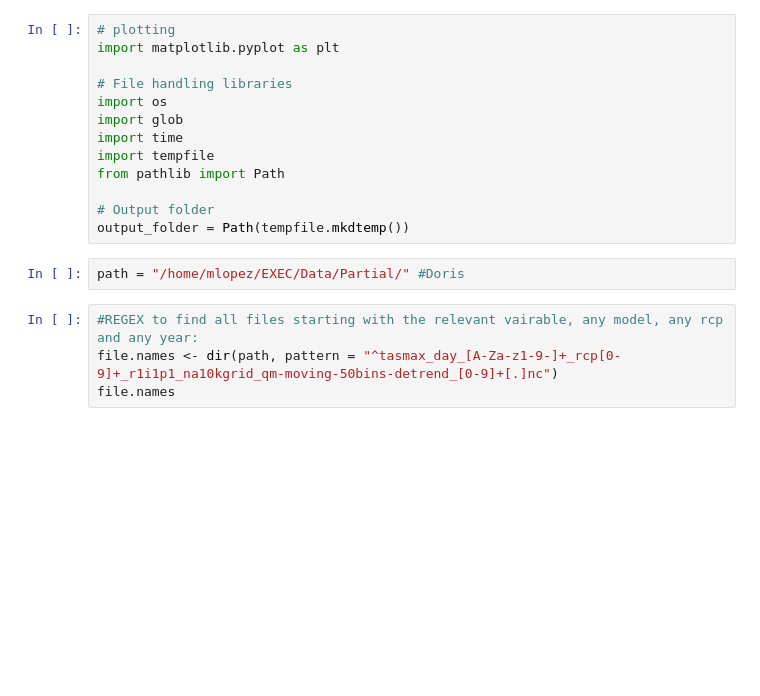
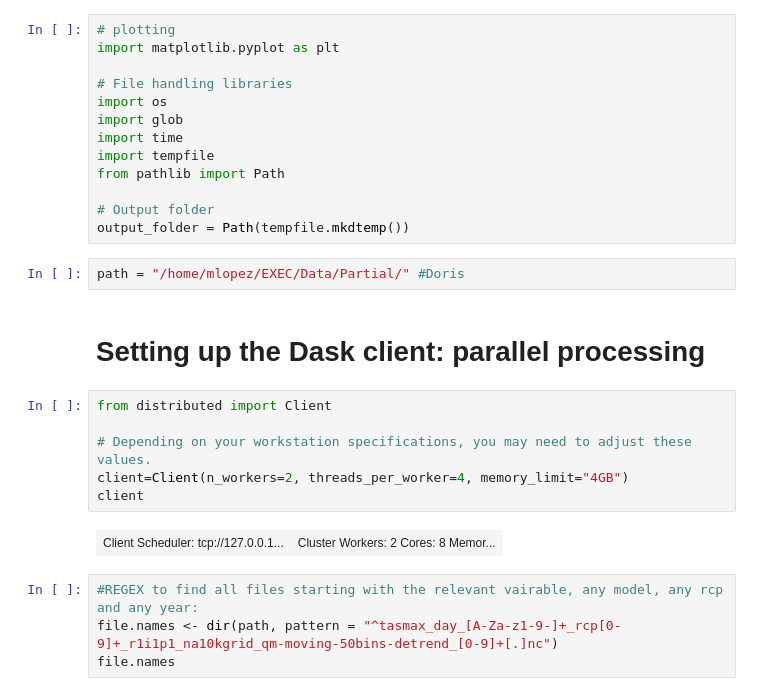
Before and after one commit to marinalopez2110/FistTemplateClimPort, a Jupyter notebook: Plotting TimeSeries and map for several files.ipynb, the cells around one changed output. Drawn from its saved outputs; the diff is of its cells as text; blank space fills up the shorter version.

Commit message:
Configuring Dask

```diff
--- a/Plotting TimeSeries and map for several files.ipynb
+++ b/Plotting TimeSeries and map for several files.ipynb
@@ -27,6 +29,16 @@ from pathlib import Path
 output_folder = Path(tempfile.mkdtemp())
 # %%
 path = "/home/mlopez/EXEC/Data/Partial/" #Doris
+# %% [markdown]
+# Setting up the Dask client: parallel processing
+# %%
+from distributed import Client
+
+# Depending on your workstation specifications, you may need to adjust these values.
+client=Client(n_workers=2, threads_per_worker=4, memory_limit="4GB")
+client
+# %% [output]
+| Client Scheduler: tcp://127.0.0.1... | Cluster Workers: 2 Cores: 8 Memor... |
 # %%
 #REGEX to find all files starting with the relevant vairable, any model, any rcp and any year:
 file.names <- dir(path, pattern = "^tasmax_day_[A-Za-z1-9-]+_rcp[0-9]+_r1i1p1_na10kgrid_qm-moving-50bins-detrend_[0-9]+[.]nc")
```
Also changed, not shown: parts of 1 cell of this notebook.
